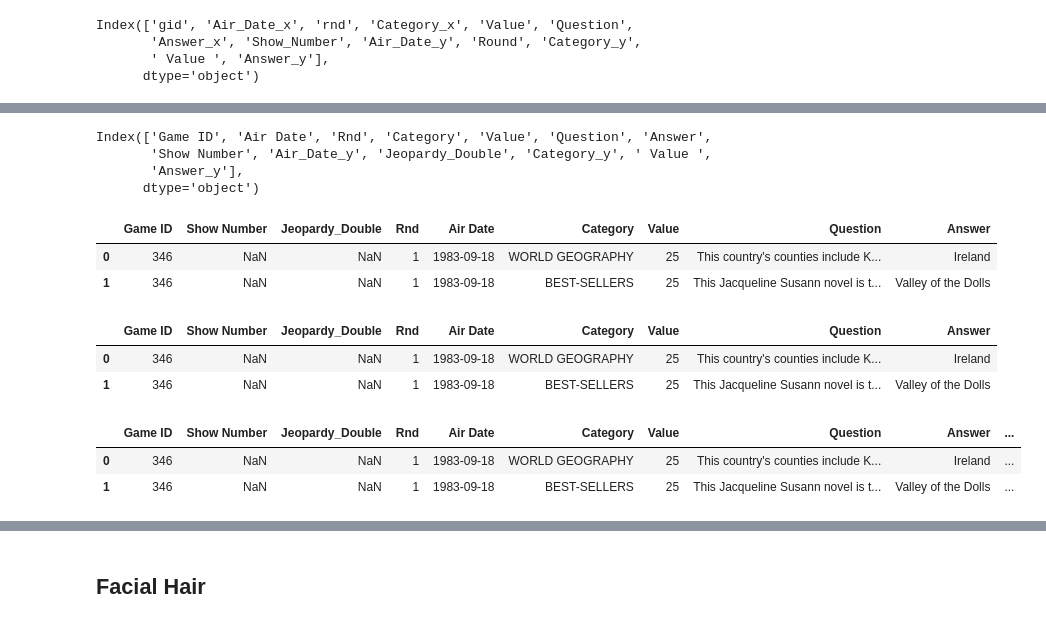
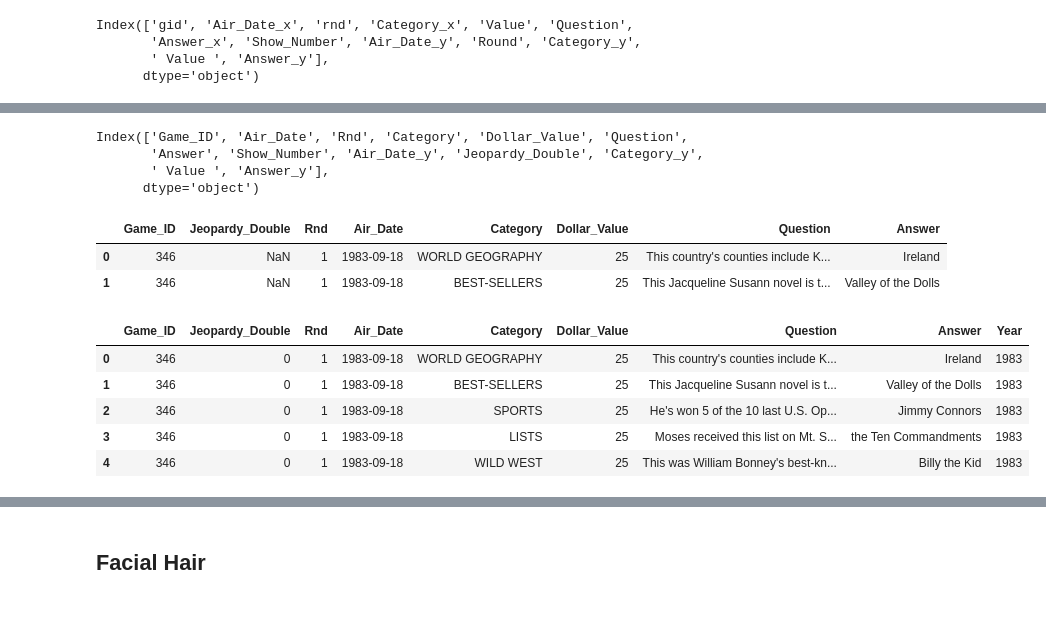
Before and after one commit to minwiley/ETL-Jeopardy, a Jupyter notebook: Jeopardy_ETL.ipynb, the cells around one changed output, grey strips where cells are left out. Saved outputs shown, nothing was run; the diff lists cells and outputs as text; code cells hidden in the pictures.

```diff
--- a/Jeopardy_ETL.ipynb
+++ b/Jeopardy_ETL.ipynb
@@ -13,7 +13,7 @@ import csv
 import os
 # %%
 # read in jeopardy.csv1
-file_jeo1 = "jeopardy_1.csv"
+file_jeo1 = "resources/jeopardy_1.csv"
 data_jeo1 = pd.read_csv(file_jeo1,index_col=None, header=0)
 data_jeo1.head(2)
 # %% [output]
@@ -38,7 +38,7 @@ data_jeo1.head(2)
 | 1 | 346 | 1983-09-18 | 1 | BEST-SELLERS | 25 | This Jacqueline Susann novel is t... | Valley of the Dolls |
 # %%
 # read in jeopardy.csv2 cp1252
-data_jeo2 = pd.read_csv("jeopardy_2.csv" , encoding="ISO-8859-1")
+data_jeo2 = pd.read_csv("resources/jeopardy_2.csv" , encoding="ISO-8859-1")
 data_jeo2.columns
 # %% [output]
 Index(['Show_Number', 'Air_Date', 'Round', 'Category', ' Value ', 'Question',
@@ -60,9 +60,9 @@ Index(['gid', 'Air_Date_x', 'rnd', 'Category_x', 'Value', 'Question',
        ' Value ', 'Answer_y'],
       dtype='object')
 # %%
-complete_jeopardy = complete_jeopardy.rename(columns={'gid': 'Game ID', 'Air_Date_x': "Air Date", 'rnd': "Rnd",
-                                                     'Category_x': "Category", 'Value': 'Value', 'Question': 'Question',
-                                                      'Answer_x':'Answer', 'Show_Number': 'Show Number',
+complete_jeopardy = complete_jeopardy.rename(columns={'gid': 'Game_ID', 'Air_Date_x': "Air_Date", 'rnd': "Rnd",
+                                                     'Category_x': "Category", 'Value': 'Dollar_Value', 'Question': 'Question',
+                                                      'Answer_x':'Answer', 'Show_Number': 'Show_Number',
                                                       'Round':'Jeopardy_Double'})
 complete_jeopardy.head(2)
 # %% [output]
@@ -72,29 +72,26 @@ complete_jeopardy.head(2)
 # %%
 complete_jeopardy.columns
 # %% [output]
-Index(['Game ID', 'Air Date', 'Rnd', 'Category', 'Value', 'Question', 'Answer',
-       'Show Number', 'Air_Date_y', 'Jeopardy_Double', 'Category_y', ' Value ',
-       'Answer_y'],
+Index(['Game_ID', 'Air_Date', 'Rnd', 'Category', 'Dollar_Value', 'Question',
+       'Answer', 'Show_Number', 'Air_Date_y', 'Jeopardy_Double', 'Category_y',
+       ' Value ', 'Answer_y'],
       dtype='object')
 # %%
-complete_jeopardy = complete_jeopardy[['Game ID', 'Show Number', 'Jeopardy_Double','Rnd', 'Air Date','Category', 'Value',
+complete_jeopardy = complete_jeopardy[['Game_ID', 'Jeopardy_Double','Rnd', 'Air_Date','Category', 'Dollar_Value',
                                        'Question', 'Answer']]
 complete_jeopardy.head(2)
 # %% [output]
-|  | Game ID | Show Number | Jeopardy_Double | Rnd | Air Date | Category | Value | Question | Answer |
-| 0 | 346 | NaN | NaN | 1 | 1983-09-18 | WORLD GEOGRAPHY | 25 | This country's counties include K... | Ireland |
-| 1 | 346 | NaN | NaN | 1 | 1983-09-18 | BEST-SELLERS | 25 | This Jacqueline Susann novel is t... | Valley of the Dolls |
+|  | Game_ID | Jeopardy_Double | Rnd | Air_Date | Category | Dollar_Value | Question | Answer |
+| 0 | 346 | NaN | 1 | 1983-09-18 | WORLD GEOGRAPHY | 25 | This country's counties include K... | Ireland |
+| 1 | 346 | NaN | 1 | 1983-09-18 | BEST-SELLERS | 25 | This Jacqueline Susann novel is t... | Valley of the Dolls |
-# %%
-complete_jeopardy.drop(['Show Number'], axis=1)
-complete_jeopardy.head(2)
-# %% [output]
-|  | Game ID | Show Number | Jeopardy_Double | Rnd | Air Date | Category | Value | Question | Answer |
-| 0 | 346 | NaN | NaN | 1 | 1983-09-18 | WORLD GEOGRAPHY | 25 | This country's counties include K... | Ireland |
-| 1 | 346 | NaN | NaN | 1 | 1983-09-18 | BEST-SELLERS | 25 | This Jacqueline Susann novel is t... | Valley of the Dolls |
 # %%
-complete_jeopardy['Year'] = complete_jeopardy['Air Date'].str[:5]
-complete_jeopardy.head(2)
+complete_jeopardy['Year'] = complete_jeopardy['Air_Date'].str[:5]
+complete_jeopardy.fillna(0, inplace=True)
+complete_jeopardy.head()
 # %% [output]
-|  | Game ID | Show Number | Jeopardy_Double | Rnd | Air Date | Category | Value | Question | Answer | ... |
-| 0 | 346 | NaN | NaN | 1 | 1983-09-18 | WORLD GEOGRAPHY | 25 | This country's counties include K... | Ireland | ... |
-| 1 | 346 | NaN | NaN | 1 | 1983-09-18 | BEST-SELLERS | 25 | This Jacqueline Susann novel is t... | Valley of the Dolls | ... |
+|  | Game_ID | Jeopardy_Double | Rnd | Air_Date | Category | Dollar_Value | Question | Answer | Year |
+| 0 | 346 | 0 | 1 | 1983-09-18 | WORLD GEOGRAPHY | 25 | This country's counties include K... | Ireland | 1983 |
+| 1 | 346 | 0 | 1 | 1983-09-18 | BEST-SELLERS | 25 | This Jacqueline Susann novel is t... | Valley of the Dolls | 1983 |
+| 2 | 346 | 0 | 1 | 1983-09-18 | SPORTS | 25 | He's won 5 of the 10 last U.S. Op... | Jimmy Connors | 1983 |
+| 3 | 346 | 0 | 1 | 1983-09-18 | LISTS | 25 | Moses received this list on Mt. S... | the Ten Commandments | 1983 |
+| 4 | 346 | 0 | 1 | 1983-09-18 | WILD WEST | 25 | This was William Bonney's best-kn... | Billy the Kid | 1983 |
```
Also changed, not shown: parts of 46 cells of this notebook, 14 other files.
